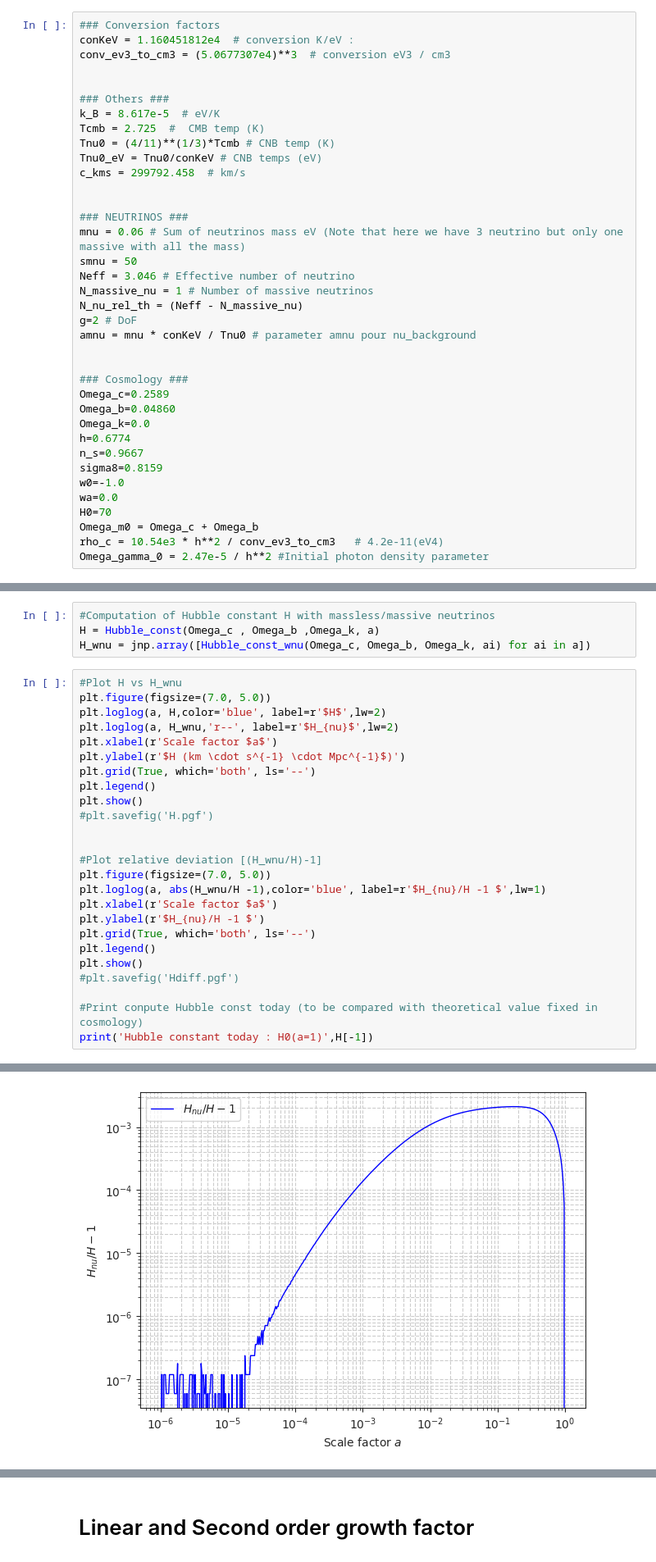
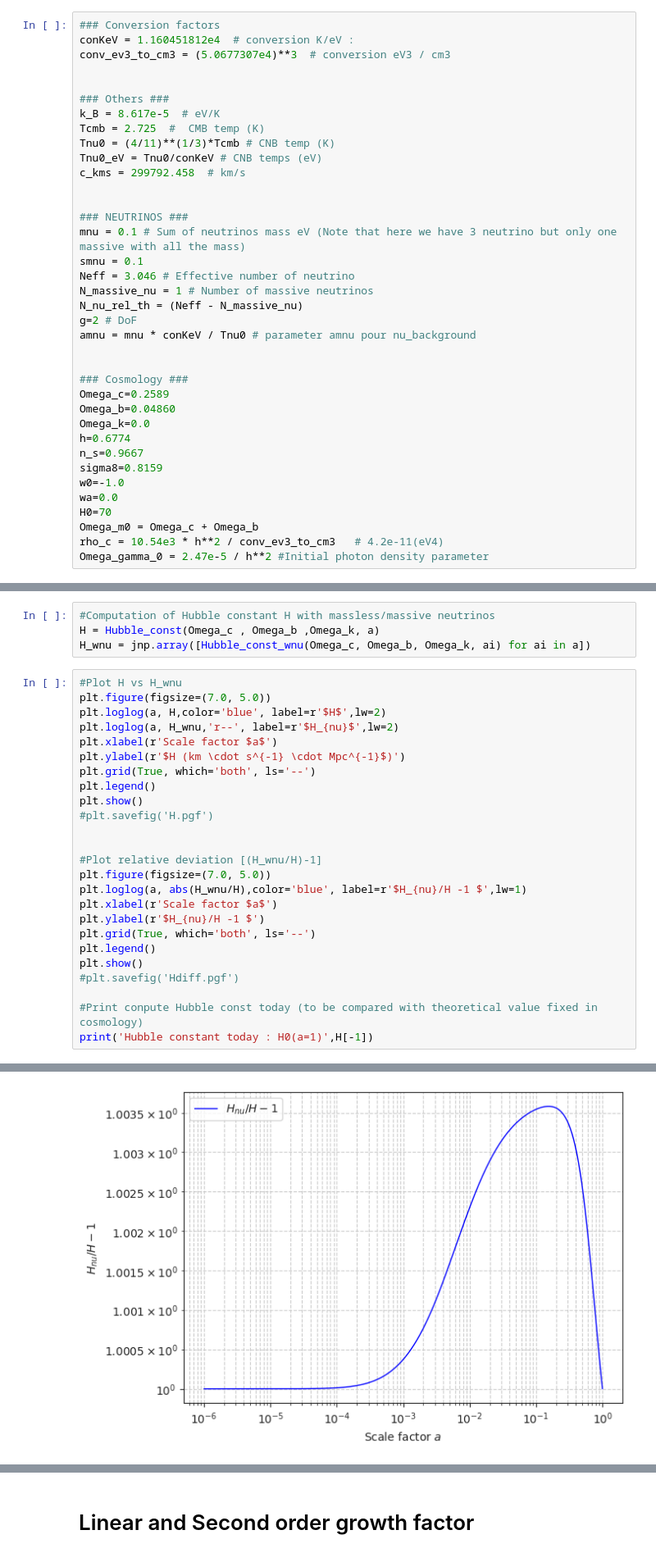
Before and after one commit to Xantyos13/DISCO-DJ, a Jupyter notebook: Neutrinos/Test_bench_neutrinos_impact_on_growth.ipynb, the cells around one changed output, grey strips where cells are left out. Shown at 82% size. Drawn from its saved outputs; the diff is of its cells as text.

Commit message:
Better plots

```diff
--- a/Neutrinos/Test_bench_neutrinos_impact_on_growth.ipynb
+++ b/Neutrinos/Test_bench_neutrinos_impact_on_growth.ipynb
@@ -67,8 +55,8 @@ c_kms = 299792.458  # km/s
 
 
 ### NEUTRINOS ###
-mnu = 0.06 # Sum of neutrinos mass eV (Note that here we have 3 neutrino but only one massive with all the mass)
-smnu = 50
+mnu = 0.1 # Sum of neutrinos mass eV (Note that here we have 3 neutrino but only one massive with all the mass)
+smnu = 0.1
 Neff = 3.046 # Effective number of neutrino
 N_massive_nu = 1 # Number of massive neutrinos
 N_nu_rel_th = (Neff - N_massive_nu)
@@ -357,31 +345,31 @@ H_wnu = jnp.array([Hubble_const_wnu(Omega_c, Omega_b, Omega_k, ai) for ai in a])
 # %%
 #Plot H vs H_wnu
 plt.figure(figsize=(7.0, 5.0))
 plt.loglog(a, H,color='blue', label=r'$H$',lw=2)
 plt.loglog(a, H_wnu,'r--', label=r'$H_{nu}$',lw=2)
 plt.xlabel(r'Scale factor $a$')
 plt.ylabel(r'$H (km \cdot s^{-1} \cdot Mpc^{-1}$)')
 plt.grid(True, which='both', ls='--')
 plt.legend()
 plt.show()
 #plt.savefig('H.pgf')
 
 
 #Plot relative deviation [(H_wnu/H)-1]
 plt.figure(figsize=(7.0, 5.0))
-plt.loglog(a, abs(H_wnu/H -1),color='blue', label=r'$H_{nu}/H -1 $',lw=1)
+plt.loglog(a, abs(H_wnu/H),color='blue', label=r'$H_{nu}/H -1 $',lw=1)
 plt.xlabel(r'Scale factor $a$')
 plt.ylabel(r'$H_{nu}/H -1 $')
 plt.grid(True, which='both', ls='--')
 plt.legend()
 plt.show()
 #plt.savefig('Hdiff.pgf')
 
 #Print conpute Hubble const today (to be compared with theoretical value fixed in cosmology)
 print('Hubble constant today : H0(a=1)',H[-1])
 # %% [output]
 [figure]
-[figure, old version]
+[figure, new version]
 Hubble constant today : H0(a=1) 70.0
 # %% [markdown]
 # Linear and Second order growth factor
```
Also changed, not shown: parts of 13 cells of this notebook, 2 other files.
